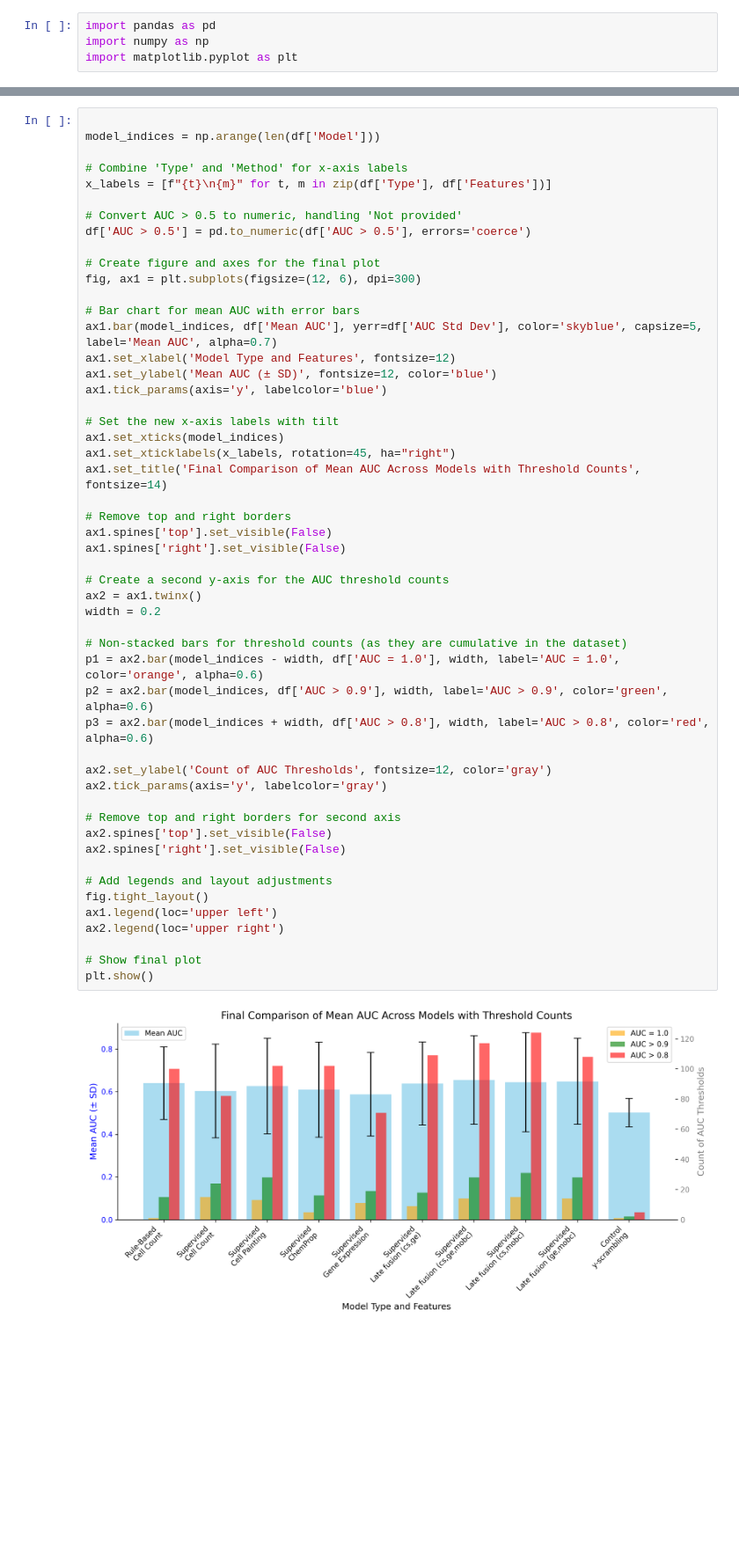
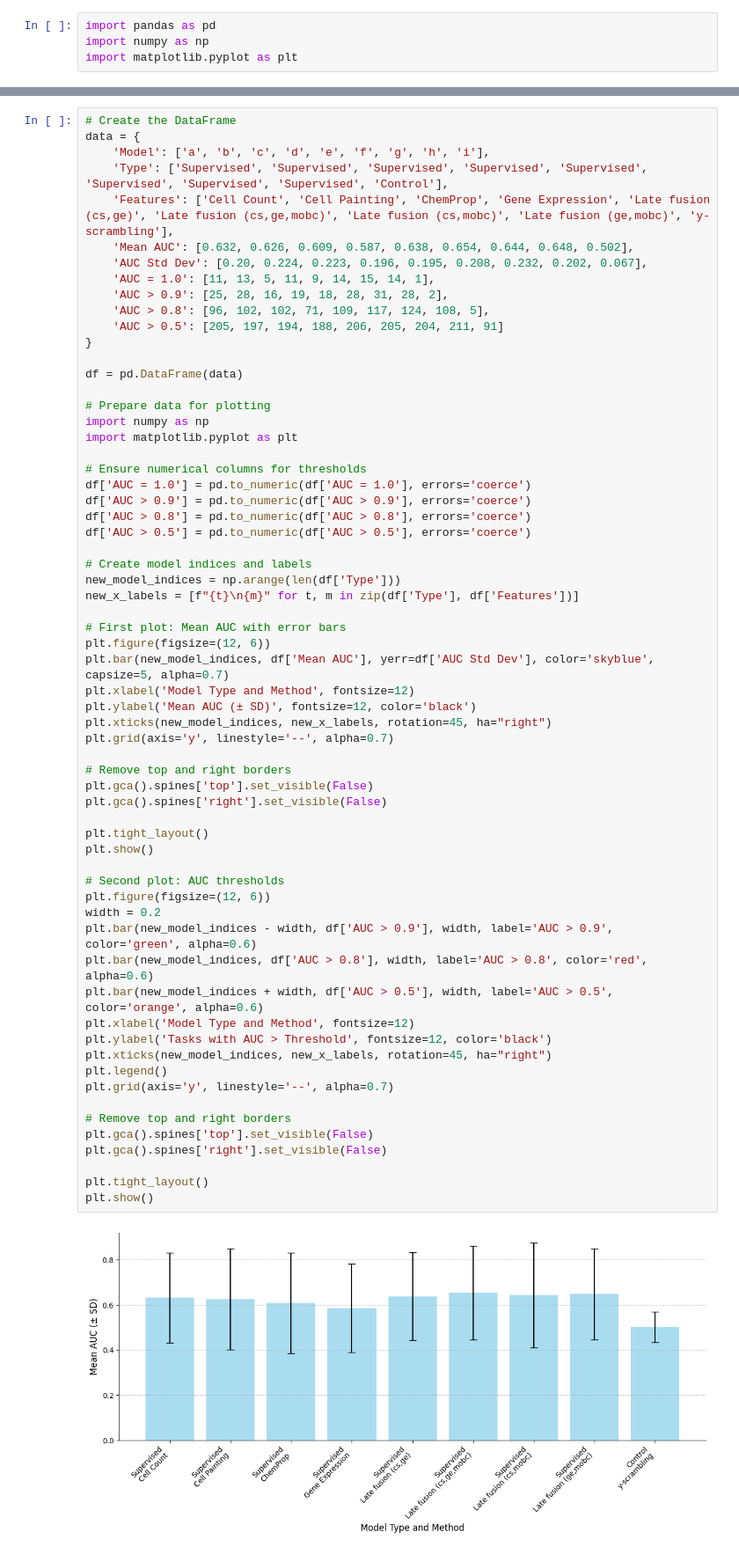
Before and after one commit to srijitseal/The_Seal_Files, a Jupyter notebook: The_Moshkov_Files/08_Table_Plot.ipynb, the cells around one changed output, grey strips where cells are left out. Shown: that part at 88% size. Cells and saved outputs as stored; diff of their text form; blank space fills up the shorter version.

```diff
--- a/The_Moshkov_Files/08_Table_Plot.ipynb
+++ b/The_Moshkov_Files/08_Table_Plot.ipynb
@@ -34,53 +45,65 @@ df
 # %%
+# Create the DataFrame
+data = {
+    'Model': ['a', 'b', 'c', 'd', 'e', 'f', 'g', 'h', 'i'],
+    'Type': ['Supervised', 'Supervised', 'Supervised', 'Supervised', 'Supervised', 'Supervised', 'Supervised', 'Supervised', 'Control'],
+    'Features': ['Cell Count', 'Cell Painting', 'ChemProp', 'Gene Expression', 'Late fusion (cs,ge)', 'Late fusion (cs,ge,mobc)', 'Late fusion (cs,mobc)', 'Late fusion (ge,mobc)', 'y-scrambling'],
+    'Mean AUC': [0.632, 0.626, 0.609, 0.587, 0.638, 0.654, 0.644, 0.648, 0.502],
+    'AUC Std Dev': [0.20, 0.224, 0.223, 0.196, 0.195, 0.208, 0.232, 0.202, 0.067],
+    'AUC = 1.0': [11, 13, 5, 11, 9, 14, 15, 14, 1],
+    'AUC > 0.9': [25, 28, 16, 19, 18, 28, 31, 28, 2],
+    'AUC > 0.8': [96, 102, 102, 71, 109, 117, 124, 108, 5],
+    'AUC > 0.5': [205, 197, 194, 188, 206, 205, 204, 211, 91]
+}
 
-model_indices = np.arange(len(df['Model']))
+df = pd.DataFrame(data)
 
-# Combine 'Type' and 'Method' for x-axis labels
-x_labels = [f"{t}\n{m}" for t, m in zip(df['Type'], df['Features'])]
+# Prepare data for plotting
+import numpy as np
+import matplotlib.pyplot as plt
 
-# Convert AUC > 0.5 to numeric, handling 'Not provided'
+# Ensure numerical columns for thresholds
+df['AUC = 1.0'] = pd.to_numeric(df['AUC = 1.0'], errors='coerce')
+df['AUC > 0.9'] = pd.to_numeric(df['AUC > 0.9'], errors='coerce')
+df['AUC > 0.8'] = pd.to_numeric(df['AUC > 0.8'], errors='coerce')
 df['AUC > 0.5'] = pd.to_numeric(df['AUC > 0.5'], errors='coerce')
 
-# Create figure and axes for the final plot
-fig, ax1 = plt.subplots(figsize=(12, 6), dpi=300)
+# Create model indices and labels
+new_model_indices = np.arange(len(df['Type']))
+new_x_labels = [f"{t}\n{m}" for t, m in zip(df['Type'], df['Features'])]
 
-# Bar chart for mean AUC with error bars
-ax1.bar(model_indices, df['Mean AUC'], yerr=df['AUC Std Dev'], color='skyblue', capsize=5, label='Mean AUC', alpha=0.7)
-ax1.set_xlabel('Model Type and Features', fontsize=12)
-ax1.set_ylabel('Mean AUC (± SD)', fontsize=12, color='blue')
-ax1.tick_params(axis='y', labelcolor='blue')
-
-# Set the new x-axis labels with tilt
-ax1.set_xticks(model_indices)
-ax1.set_xticklabels(x_labels, rotation=45, ha="right")
-ax1.set_title('Final Comparison of Mean AUC Across Models with Threshold Counts', fontsize=14)
+# First plot: Mean AUC with error bars
+plt.figure(figsize=(12, 6))
+plt.bar(new_model_indices, df['Mean AUC'], yerr=df['AUC Std Dev'], color='skyblue', capsize=5, alpha=0.7)
+plt.xlabel('Model Type and Method', fontsize=12)
+plt.ylabel('Mean AUC (± SD)', fontsize=12, color='black')
+plt.xticks(new_model_indices, new_x_labels, rotation=45, ha="right")
+plt.grid(axis='y', linestyle='--', alpha=0.7)
 
 # Remove top and right borders
-ax1.spines['top'].set_visible(False)
-ax1.spines['right'].set_visible(False)
+plt.gca().spines['top'].set_visible(False)
+plt.gca().spines['right'].set_visible(False)
 
-# Create a second y-axis for the AUC threshold counts
-ax2 = ax1.twinx()
+plt.tight_layout()
+plt.show()
+
+# Second plot: AUC thresholds
+plt.figure(figsize=(12, 6))
 width = 0.2
+plt.bar(new_model_indices - width, df['AUC > 0.9'], width, label='AUC > 0.9', color='green', alpha=0.6)
+plt.bar(new_model_indices, df['AUC > 0.8'], width, label='AUC > 0.8', color='red', alpha=0.6)
+plt.bar(new_model_indices + width, df['AUC > 0.5'], width, label='AUC > 0.5', color='orange', alpha=0.6)
+plt.xlabel('Model Type and Method', fontsize=12)
+plt.ylabel('Tasks with AUC > Threshold', fontsize=12, color='black')
+plt.xticks(new_model_indices, new_x_labels, rotation=45, ha="right")
+plt.legend()
+plt.grid(axis='y', linestyle='--', alpha=0.7)
 
-# Non-stacked bars for threshold counts (as they are cumulative in the dataset)
-p1 = ax2.bar(model_indices - width, df['AUC = 1.0'], width, label='AUC = 1.0', color='orange', alpha=0.6)
-p2 = ax2.bar(model_indices, df['AUC > 0.9'], width, label='AUC > 0.9', color='green', alpha=0.6)
-p3 = ax2.bar(model_indices + width, df['AUC > 0.8'], width, label='AUC > 0.8', color='red', alpha=0.6)
+# Remove top and right borders
+plt.gca().spines['top'].set_visible(False)
+plt.gca().spines['right'].set_visible(False)
 
-ax2.set_ylabel('Count of AUC Thresholds', fontsize=12, color='gray')
-ax2.tick_params(axis='y', labelcolor='gray')
-
-# Remove top and right borders for second axis
-ax2.spines['top'].set_visible(False)
-ax2.spines['right'].set_visible(False)
-
-# Add legends and layout adjustments
-fig.tight_layout()
-ax1.legend(loc='upper left')
-ax2.legend(loc='upper right')
-
-# Show final plot
+plt.tight_layout()
 plt.show()
 # %% [output]
-[figure, old version]
+[figure, new version]
```
Also changed, not shown: parts of 6 cells of this notebook, 28 other files.
